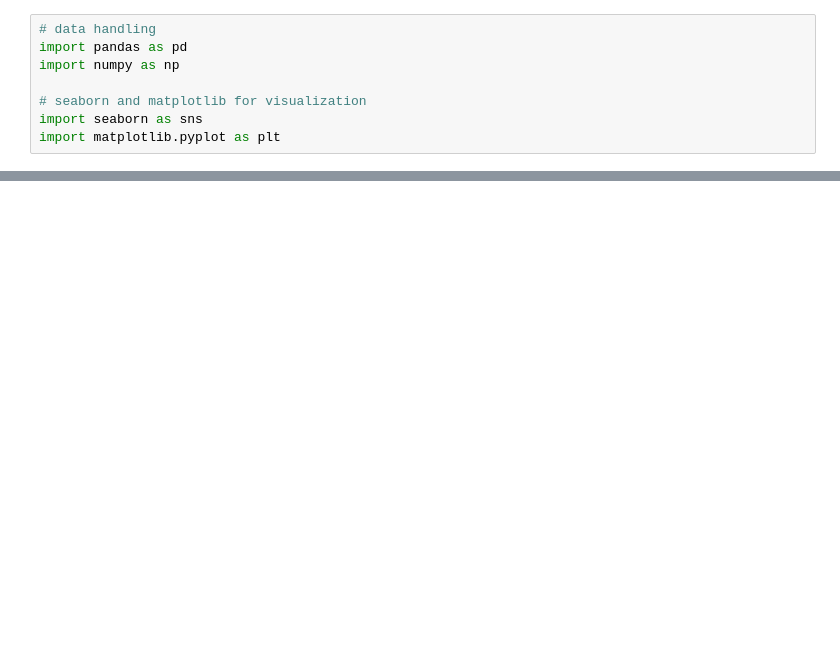
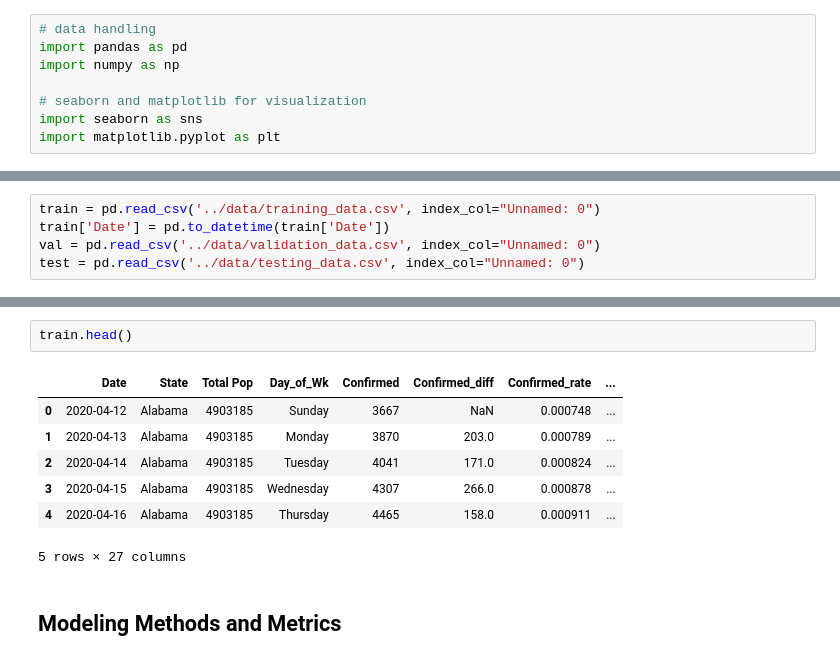
Before and after one commit to amichaelsen/COVID_project, a Jupyter notebook: analysis/modeling.ipynb, the cells around one changed output, grey strips where cells are left out. Drawn from its saved outputs; the diff is of its cells as text; blank space fills up the shorter version.

Commit message:
created initial model predicting case numbers using case numbers, started working on model metrics (RSME, overall and by state)

```diff
--- a/analysis/modeling.ipynb
+++ b/analysis/modeling.ipynb
@@ -246,0 +11,5 @@ ca_data['Monthly Temperature (F)'].nunique()
+# %%
+train = pd.read_csv('../data/training_data.csv', index_col="Unnamed: 0")
+train['Date'] = pd.to_datetime(train['Date'])
+val = pd.read_csv('../data/validation_data.csv', index_col="Unnamed: 0")
+test = pd.read_csv('../data/testing_data.csv', index_col="Unnamed: 0")
@@ -246,0 +27,12 @@ ca_data['Monthly Temperature (F)'].nunique()
+# %%
+train.head()
+# %% [output]
+|  | Date | State | Total Pop | Day_of_Wk | Confirmed | Confirmed_diff | Confirmed_rate | ... |
+| 0 | 2020-04-12 | Alabama | 4903185 | Sunday | 3667 | NaN | 0.000748 | ... |
+| 1 | 2020-04-13 | Alabama | 4903185 | Monday | 3870 | 203.0 | 0.000789 | ... |
+| 2 | 2020-04-14 | Alabama | 4903185 | Tuesday | 4041 | 171.0 | 0.000824 | ... |
+| 3 | 2020-04-15 | Alabama | 4903185 | Wednesday | 4307 | 266.0 | 0.000878 | ... |
+| 4 | 2020-04-16 | Alabama | 4903185 | Thursday | 4465 | 158.0 | 0.000911 | ... |
+5 rows × 27 columns
+# %% [markdown]
+## Modeling Methods and Metrics
```
Also changed, not shown: parts of 45 cells of this notebook, 12 other files.
